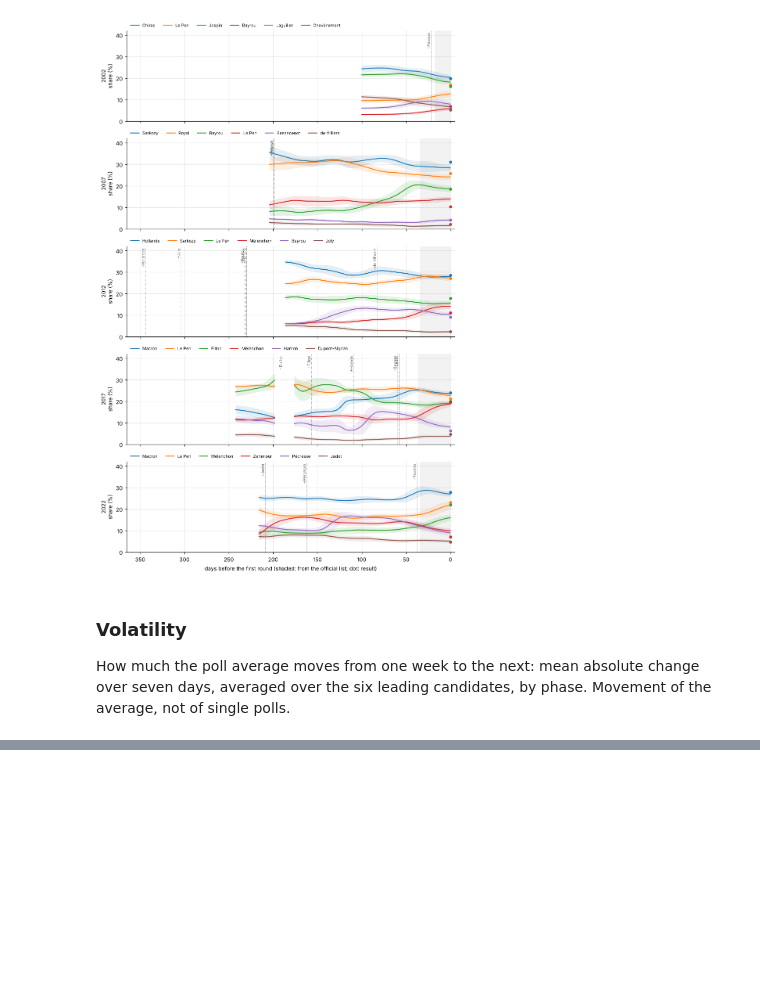
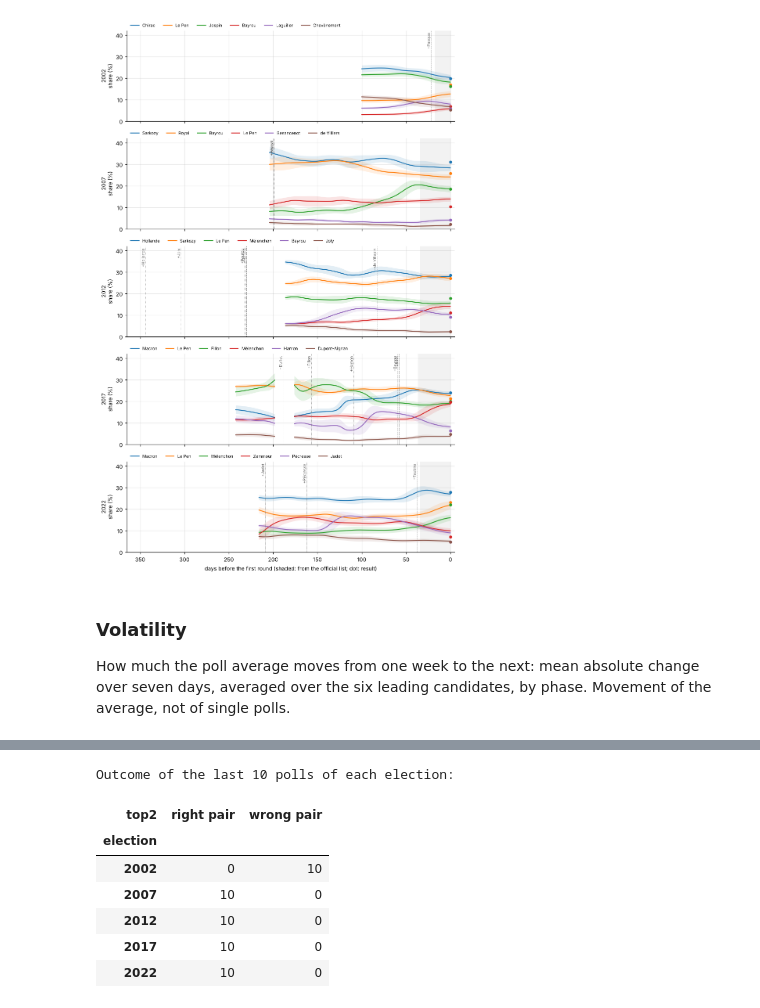
Before and after one commit to clarasalas/strategic-voting-polls-2RS, a Jupyter notebook: notebooks/05_polls_descriptive.ipynb, the cells around one changed output, grey strips where cells are left out. Saved outputs shown, nothing was run; the diff lists cells and outputs as text; code cells hidden in the pictures; blank space fills up the shorter version.

```diff
--- a/notebooks/05_polls_descriptive.ipynb
+++ b/notebooks/05_polls_descriptive.ipynb
@@ -271,0 +315,13 @@ volatility
+# %%
+print("Outcome of the last 10 polls of each election:")
+last10 = ranked.sort_values("days_before").groupby("election").head(10)
+pd.crosstab(last10["election"], last10["top2"])
+# %% [output]
+Outcome of the last 10 polls of each election:
+| top2 | right pair | wrong pair |
+| election |  |  |
+| 2002 | 0 | 10 |
+| 2007 | 10 | 0 |
+| 2012 | 10 | 0 |
+| 2017 | 10 | 0 |
+| 2022 | 10 | 0 |
```
Also changed, not shown: parts of 5 cells of this notebook, 3 other files.
